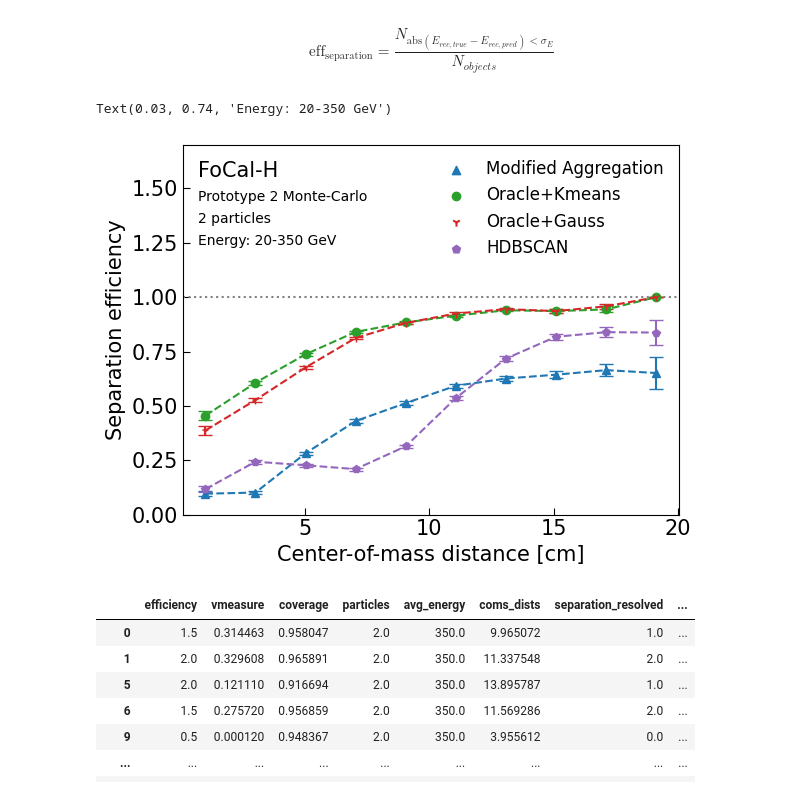
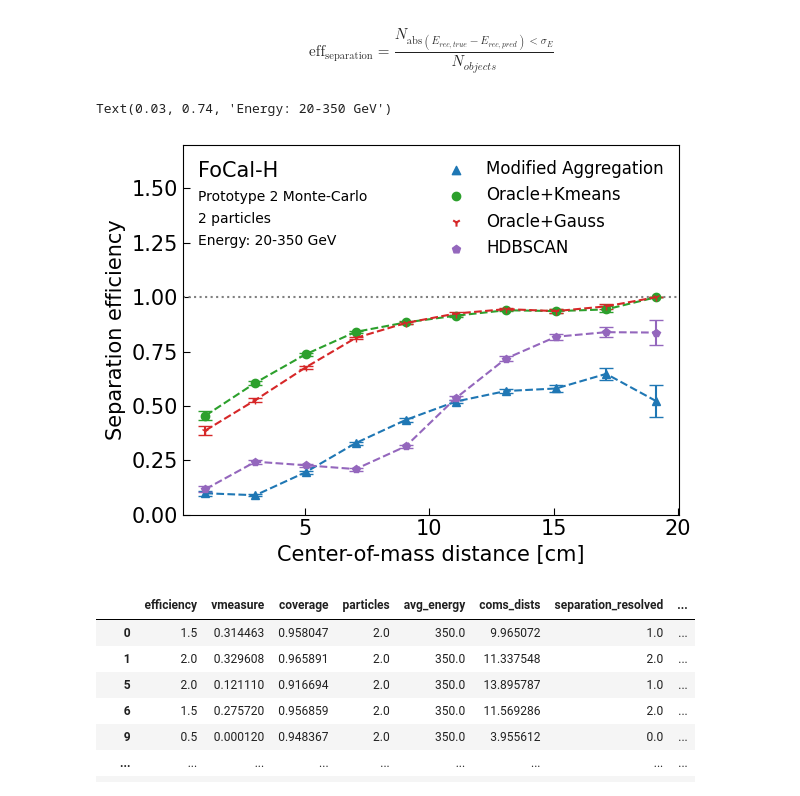
Before and after one commit to Bjartensen/python_focalh_clustering, a Jupyter notebook: notebooks/study.ipynb, the cells around one changed output. Cells and saved outputs as stored; diff of their text form; code cells hidden in the pictures.

```diff
--- a/notebooks/study.ipynb
+++ b/notebooks/study.ipynb
@@ -41,8 +38,0 @@ cnn_model_file = "studies/model_cnn_24082025_132142.pt"
-# %%
-hdbscan_study_file = "studies/study_hdbscan_03092025_192825.pkl"
-
-with open(hdbscan_study_file, "rb") as f:
-    loaded_bundle = pickle.load(f)
-hdbscan_study = loaded_bundle
-print(hdbscan_study["study"].best_params)
-hdbscan_study
@@ -150,6 +134,17 @@ evals = dict()
 evals["ma_two"] = {
 #    "file": "evaluation/eval_ma_two_15092025_130928.pkl",
     "file": "evaluation/eval_ma_eval_two_22092025_141310.pkl",
+    "name": "Modified Aggregation",
+    "name_short": "ma",
+    "opt": "separation",
+    "train": "tiny_single",
+    "default_plot_color": "tab:blue",
+    "default_plot_marker": "^"
+}
+
+evals["ma"] = {
+#    "file": "evaluation/eval_ma_two_15092025_130928.pkl",
+    "file": "evaluation/eval_ma_19102025_155349.pkl",
     "name": "Modified Aggregation",
     "name_short": "ma",
     "opt": "separation",
@@ -209,0 +216,3 @@ for k,v in evals.items():
+# %%
+mask = evals["ma"]["data"]["eval"]["particles"] == 2
+evals["ma"]["data"]["eval"]["separation"][mask][:,0].sum() / evals["ma"]["data"]["eval"]["separation"][mask][:,1].sum()
@@ -365,7 +409,8 @@ $$
 \text{eff}_{\text{separation}} = \frac{N_{\text{abs}(E_{rec,true} - E_{rec,pred}) < \sigma_E}}{N_{objects}}
 $$
 # %%
-lst = ["ma_two", "kmeans_two", "gauss_two", "hdbscan_many"] # keys in evals
+#lst = ["ma_two", "kmeans_two", "gauss_two", "hdbscan_many"] # keys in evals
+lst = ["ma", "kmeans_two", "gauss_two", "hdbscan_many"] # keys in evals
 
 
 def standard_error_of_proportion(p,n):
@@ -393,34 +438,34 @@ fig,ax = plt.subplots()
 Nbins=10
 
 for l in lst:
     plot_separation(evals[l],Nbins, ax
                     , marker_shape=evals[l]["default_plot_marker"]
                     , linestyle="dashed"
                     , color=evals[l]["default_plot_color"]
                    )
     ax.scatter([],[], marker=evals[l]["default_plot_marker"]
                , color=evals[l]["default_plot_color"]
                , label=evals[l]["name"])
 
 
 ax.axhline(1, color="grey", linestyle="dotted")
 
 ax.set_ylim(0,1.7)
 
 ax.legend(framealpha=0)
 ax.set_xlabel("Center-of-mass distance [cm]")
 ax.set_ylabel("Separation efficiency")
 
 ax.text(0.03, 0.93, "FoCal-H", transform=plt.gca().transAxes, ha="left", va="center")
 ax.text(0.03, 0.86, "Prototype 2 Monte-Carlo", transform=plt.gca().transAxes, ha="left", va="center", fontsize=10)
 ax.text(0.03, 0.80, f"2 particles", transform=plt.gca().transAxes, ha="left", va="center", fontsize=10)
 ax.text(0.03, 0.74, f"Energy: 20-350 GeV", transform=plt.gca().transAxes, ha="left", va="center", fontsize=10)
 #ax.text(0.03, 0.68, f"{format_with_suffix(len(df_ma))} events", transform=plt.gca().transAxes, ha="left", va="center", fontsize=10)
 
 #fig.savefig("sep_eff.png", bbox_inches="tight")
 # %% [output]
 Text(0.03, 0.74, 'Energy: 20-350 GeV')
-[figure, old version]
+[figure, new version]
 # %%
 df_kmeans[df_kmeans["efficiency"] != 1]
 df_ma[df_ma["efficiency"] != 1]
```
Also changed, not shown: parts of 9 cells of this notebook, 13 other files.
